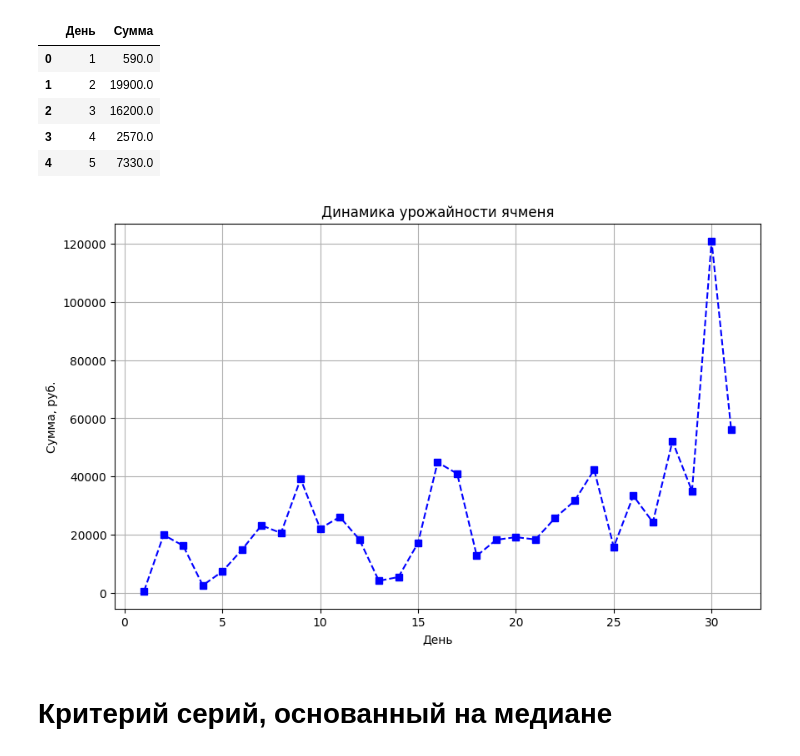
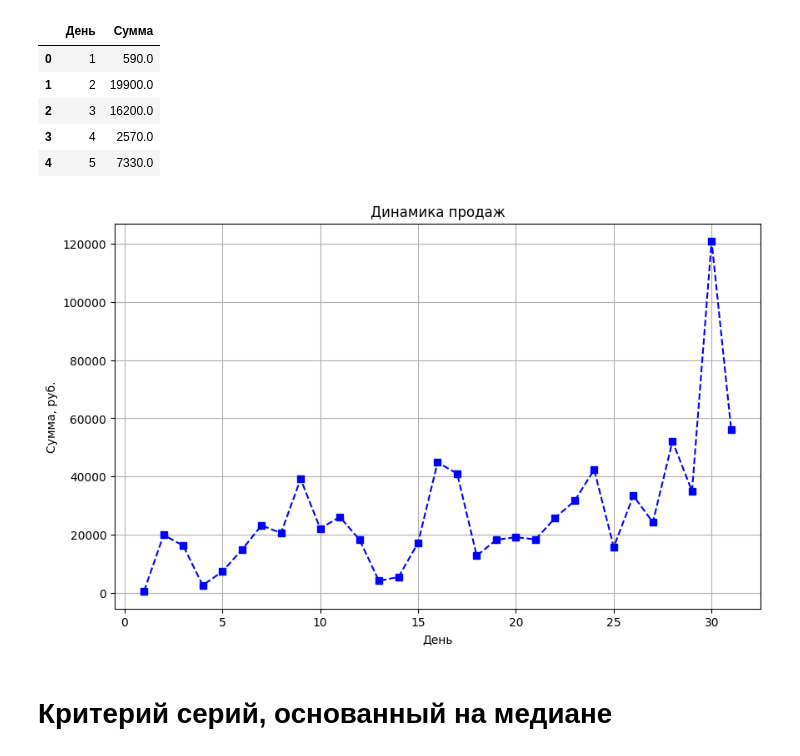
Before and after one commit to EugeneTheWatchman/decision-making-methods, a Jupyter notebook: 4.1.2 Времянные ряды.ipynb, the cells around one changed output. Saved outputs shown, nothing was run; the diff lists cells and outputs as text; code cells hidden in the pictures.

Commit message:
fixed title

```diff
--- a/4.1.2 Времянные ряды.ipynb
+++ b/4.1.2 Времянные ряды.ipynb
@@ -24,16 +24,16 @@ data.head()
 # %%
 import matplotlib.pyplot as plt
 data_column = 'Сумма'
 # Plotting the data
 plt.figure(figsize=(10, 6))
 plt.plot(data['День'], data[data_column], '--bs')
-plt.title('Динамика урожайности ячменя')
+plt.title('Динамика продаж')
 plt.xlabel('День')
 plt.ylabel('Сумма, руб.')
 plt.grid(True)
 plt.show()
 # %% [output]
-[figure, old version]
+[figure, new version]
 # %% [markdown]
 # Критерий серий, основанный на медиане
 # %%
```
